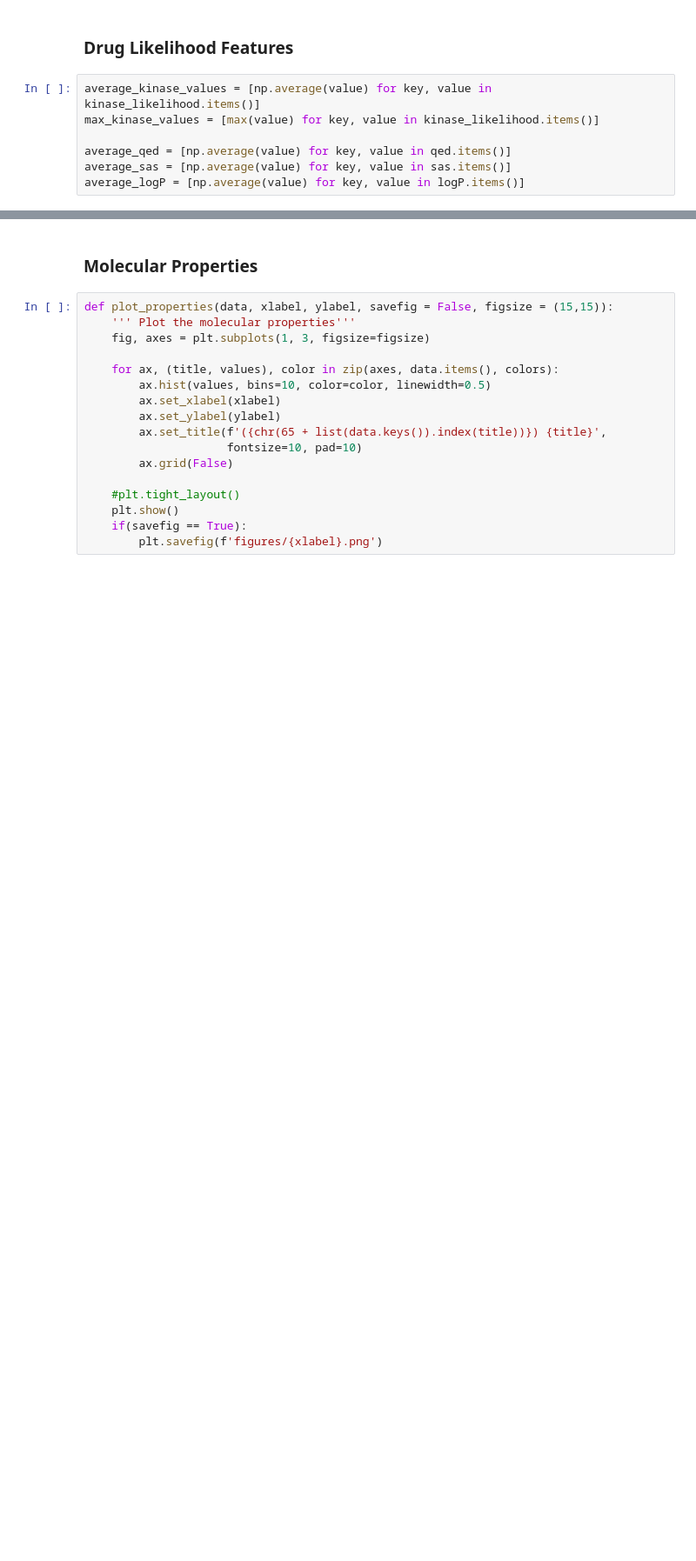
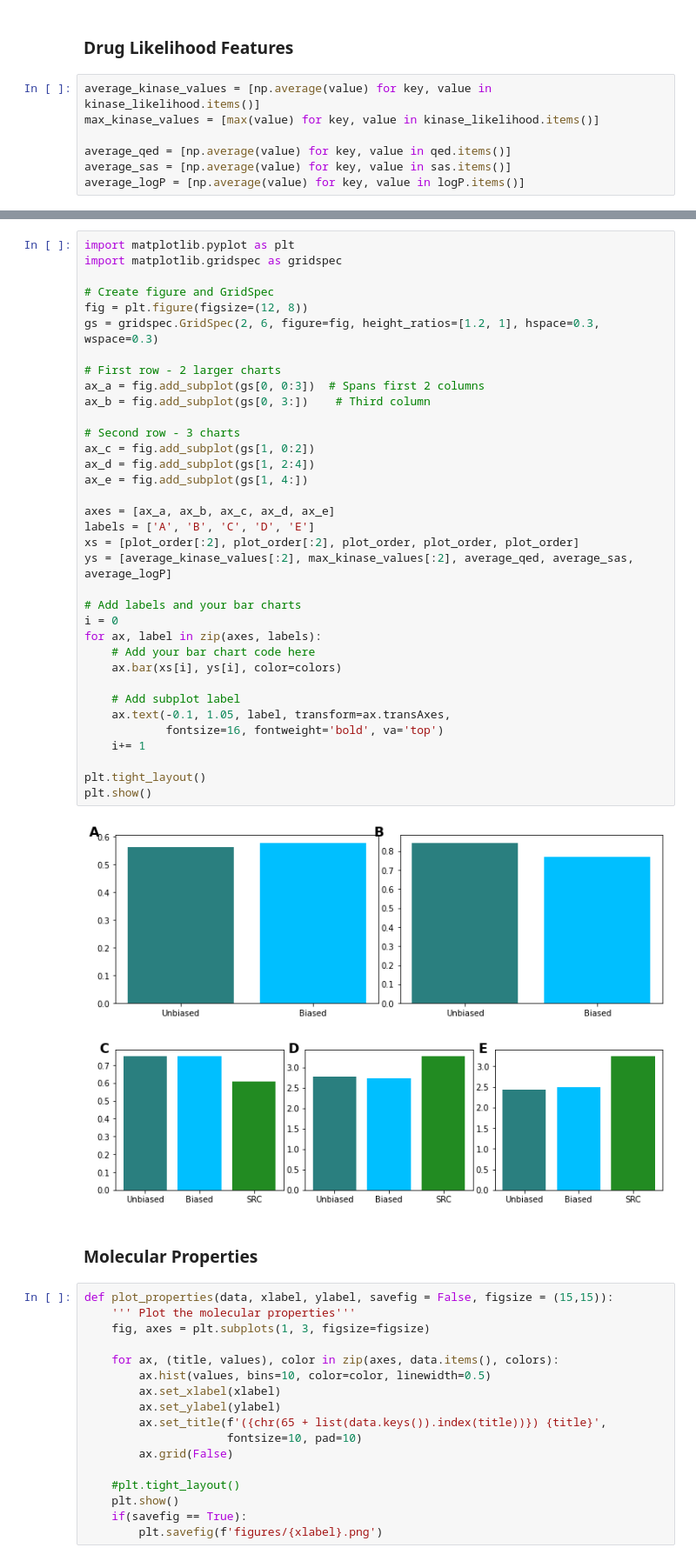
Before and after one commit to kassabry/Bayesian-Optimization-for-Perturbation, a Jupyter notebook: visualization_notebook.ipynb, the cells around one changed output, grey strips where cells are left out. Shown at 87% size. Drawn from its saved outputs; the diff is of its cells as text; blank space fills up the shorter version.

Commit message:
Updated visualization notebook

```diff
--- a/visualization_notebook.ipynb
+++ b/visualization_notebook.ipynb
@@ -114,3 +83,40 @@ plt.close()
+# %%
+import matplotlib.pyplot as plt
+import matplotlib.gridspec as gridspec
+
+# Create figure and GridSpec
+fig = plt.figure(figsize=(12, 8))
+gs = gridspec.GridSpec(2, 6, figure=fig, height_ratios=[1.2, 1], hspace=0.3, wspace=0.3)
+
+# First row - 2 larger charts
+ax_a = fig.add_subplot(gs[0, 0:3])  # Spans first 2 columns
+ax_b = fig.add_subplot(gs[0, 3:])    # Third column
+
+# Second row - 3 charts
+ax_c = fig.add_subplot(gs[1, 0:2])
+ax_d = fig.add_subplot(gs[1, 2:4])
+ax_e = fig.add_subplot(gs[1, 4:])
+
+axes = [ax_a, ax_b, ax_c, ax_d, ax_e]
+labels = ['A', 'B', 'C', 'D', 'E']
+xs = [plot_order[:2], plot_order[:2], plot_order, plot_order, plot_order]
+ys = [average_kinase_values[:2], max_kinase_values[:2], average_qed, average_sas, average_logP]
+
+# Add labels and your bar charts
+i = 0
+for ax, label in zip(axes, labels):
+    # Add your bar chart code here
+    ax.bar(xs[i], ys[i], color=colors)
+
+    # Add subplot label
+    ax.text(-0.1, 1.05, label, transform=ax.transAxes,
+            fontsize=16, fontweight='bold', va='top')
+    i+= 1
+
+plt.tight_layout()
+plt.show()
+# %% [output]
+[figure, added]
 # %% [markdown]
 ### Molecular Properties
 # %%
```
Also changed, not shown: parts of 4 cells of this notebook.
